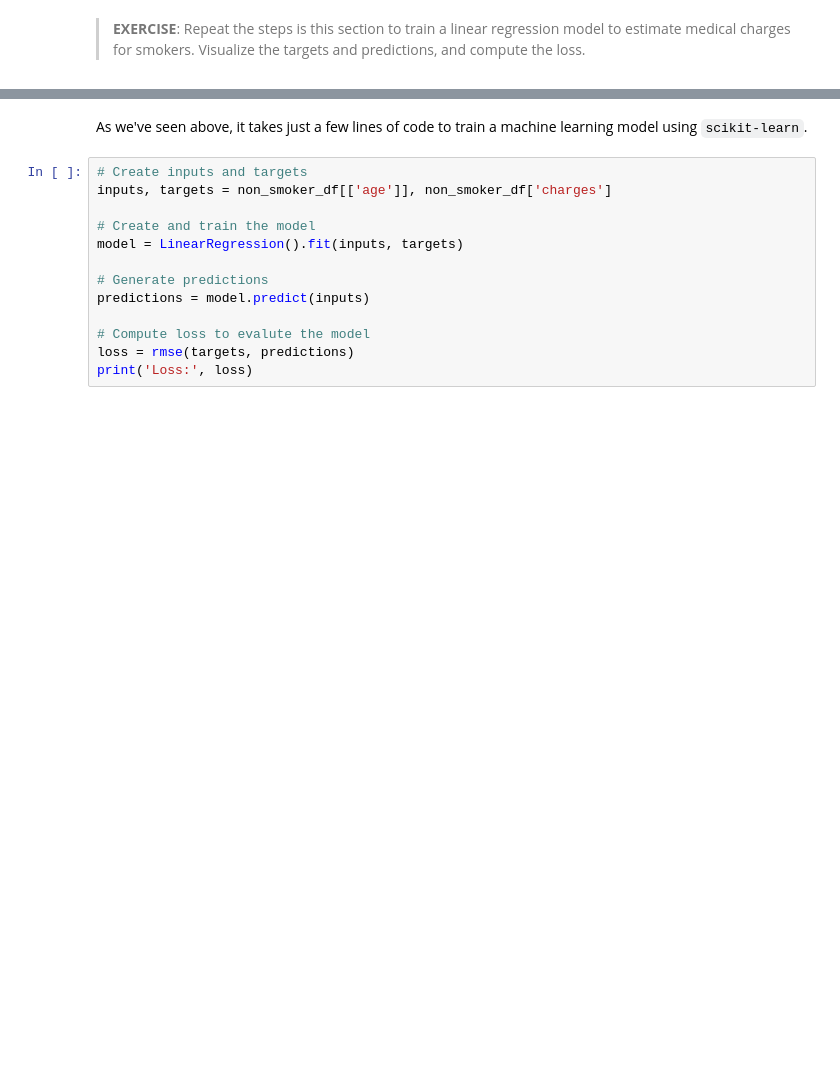
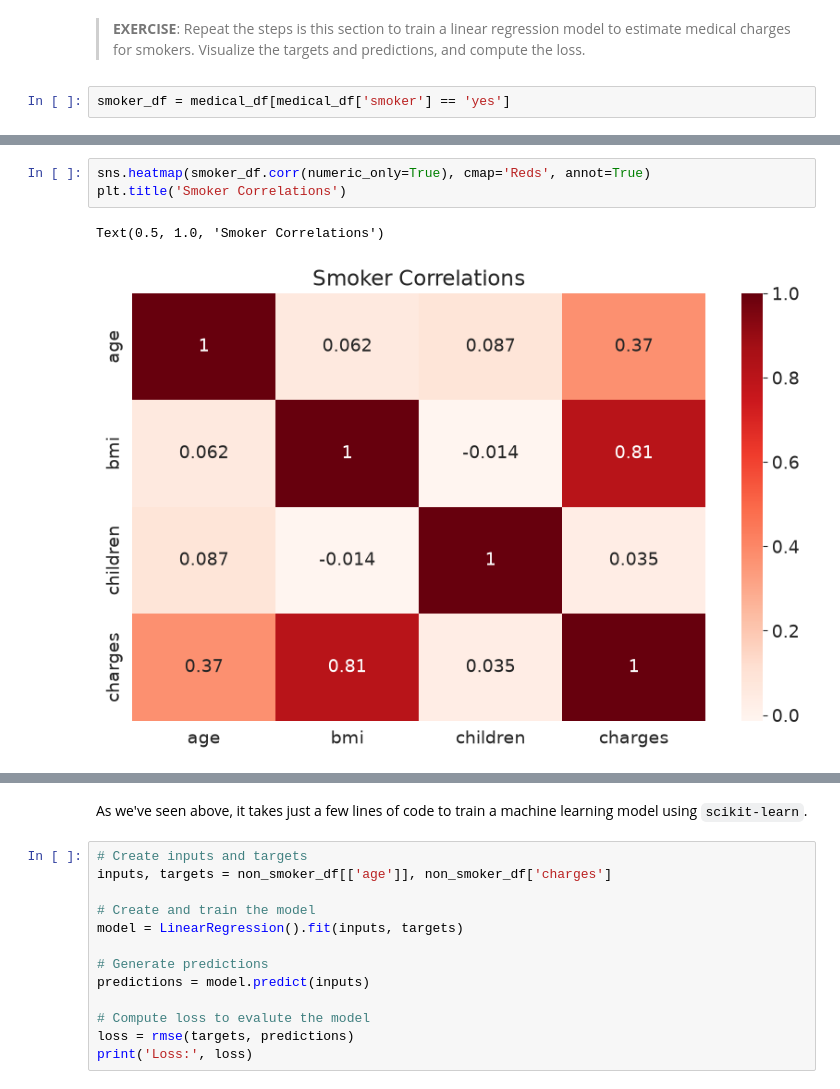
Before and after one commit to geff-ghost/notebooks, a Jupyter notebook: Machine-Learning/lesson-1-linear-regression-with-scikit-learn.ipynb, the cells around one changed output, grey strips where cells are left out. Cells and saved outputs as stored; diff of their text form; blank space fills up the shorter version.

Commit message:
Smoker Predictions with LinearRegression

```diff
--- a/Machine-Learning/lesson-1-linear-regression-with-scikit-learn.ipynb
+++ b/Machine-Learning/lesson-1-linear-regression-with-scikit-learn.ipynb
@@ -927,2 +927,4 @@ RMSE Loss:  5577.230468133842
 # %% [markdown]
 > **EXERCISE**: Repeat the steps is this section to train a linear regression model to estimate medical charges for smokers. Visualize the targets and predictions, and compute the loss.
+# %%
+smoker_df = medical_df[medical_df['smoker'] == 'yes']
@@ -928,0 +947,6 @@ RMSE Loss:  5577.230468133842
+# %%
+sns.heatmap(smoker_df.corr(numeric_only=True), cmap='Reds', annot=True)
+plt.title('Smoker Correlations')
+# %% [output]
+Text(0.5, 1.0, 'Smoker Correlations')
+[figure, added]
```
Also changed, not shown: parts of 12 cells of this notebook.
